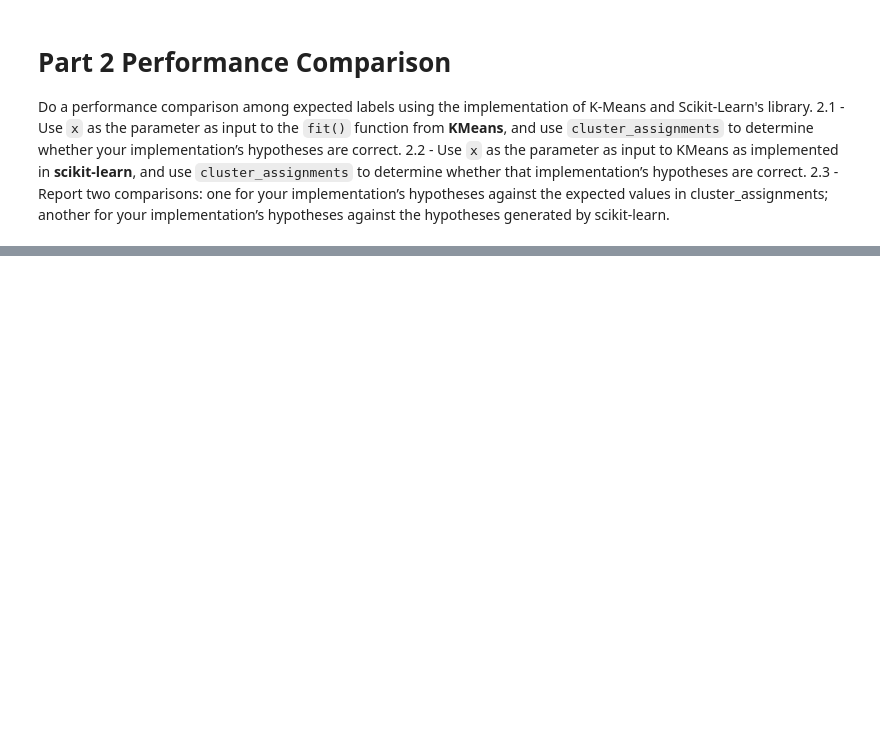
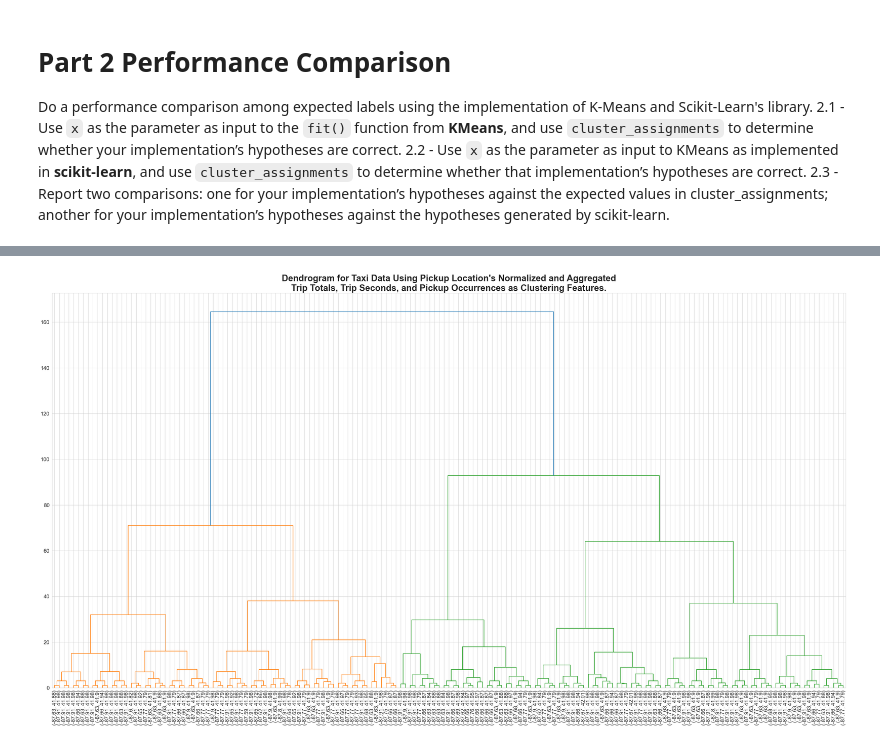
Before and after one commit to USFCA-CS663-Spring2024/kmeans-jaambat, a Jupyter notebook: Assignment 2 - Clustering.ipynb, the cells around one changed output, grey strips where cells are left out. Cells and saved outputs as stored; diff of their text form; code cells hidden in the pictures; blank space fills up the shorter version.

```diff
--- a/Assignment 2 - Clustering.ipynb
+++ b/Assignment 2 - Clustering.ipynb
@@ -149,0 +337,80 @@ See the reported findings and scatter plots in `Part 2.1` and `Part 2.2`.
+# %%
+# Dendrogram Calculations
+from scipy.cluster.hierarchy import linkage, dendrogram
+from sklearn.preprocessing import LabelEncoder, StandardScaler
+
+taxi_data_frame = taxi_data_frame.dropna()
+label_encoder = LabelEncoder()
+general_locations = taxi_data_frame["General Location"].values
+general_locations = [str(item) for item in general_locations]
+label_encoder.fit(general_locations)
+
+# Put into N x 1 array for encoding
+encoded_locations = label_encoder.transform(general_locations)
+
+# Add the total encoded locations
+taxi_data_frame["Encoded General Location"] = encoded_locations
+
+# Aggregate the Trip Totals and Trip Seconds for each General Location so that it can be used in clustering
+taxi_data_frame["Trip Total Sum by General Location"] = \
+    taxi_data_frame.groupby("Encoded General Location")["Trip Total"].transform("sum")
+
+taxi_data_frame["Trip Seconds Sum by General Location"] = \
+    taxi_data_frame.groupby("Encoded General Location")["Trip Seconds"].transform("sum")
+
+# At this point, I have aggregate the sums of Trip Total, Trip Seconds, and Occurrence by location.
+# I drop the duplicate name, reducing the dataset down the aggregations across the row for making a dendrogram.
+taxi_data_frame_dendrogram = taxi_data_frame[
+    [
+    "Encoded General Location",
+    "Trip Total Sum by General Location",
+    "Trip Seconds Sum by General Location",
+    "General Location Occurrence",
+    "General Location"  # This will be deleted after acquiring it for labeling.
+    ]
+]
+
+taxi_data_frame_dendrogram = taxi_data_frame_dendrogram.drop_duplicates(subset="General Location")
+labels_data_frame = taxi_data_frame_dendrogram["General Location"]
+taxi_data_frame_dendrogram.drop("General Location", axis=1)
+
+# Normalize the aggregate Trip Totals, Trip Seconds, and Occurrences since we compare across features
+standardScaler = StandardScaler()
+taxi_data_frame_dendrogram["Normalized Trip Totals"] = standardScaler.fit_transform(
+   taxi_data_frame_dendrogram[["Trip Total Sum by General Location"]],
+)
+
+taxi_data_frame_dendrogram["Normalized Trip Seconds"] = standardScaler.fit_transform(
+   taxi_data_frame_dendrogram[["Trip Seconds Sum by General Location"]],
+)
+
+taxi_data_frame_dendrogram["Normalized Occurrence"] = standardScaler.fit_transform(
+   taxi_data_frame_dendrogram[["General Location Occurrence"]],
+)
+
+
+def get_leaf_labels(index: int):
+    """
+    Column index 6 is the General Location in taxi_data_frame. taxi_data_frame_dendrogram only has the encoded locations.
+    """
+    return taxi_data_frame.iloc[index, 6]
+
+plt.figure(figsize=(40, 20))
+plt.title("Dendrogram for Taxi Data Using Pickup Location's Normalized and Aggregated\n"
+          "Trip Totals, Trip Seconds, and Pickup Occurrences as Clustering Features.", fontweight="bold", fontsize=25)
+
+dendrogram = dendrogram(
+    linkage(taxi_data_frame_dendrogram[[
+        "Encoded General Location",
+        "Normalized Trip Totals",
+        "Normalized Trip Seconds",
+        "Normalized Occurrence"
+    ]],
+    method="complete"),
+    leaf_label_func=get_leaf_labels)
+
+plt.savefig("./media/taxi-data-dendrogram.png", dpi=700)
+plt.tick_params(labelsize=15)
+plt.show()
+# %% [output]
+[figure, added]
```
Also changed, not shown: parts of 13 cells of this notebook, 11 other files.
